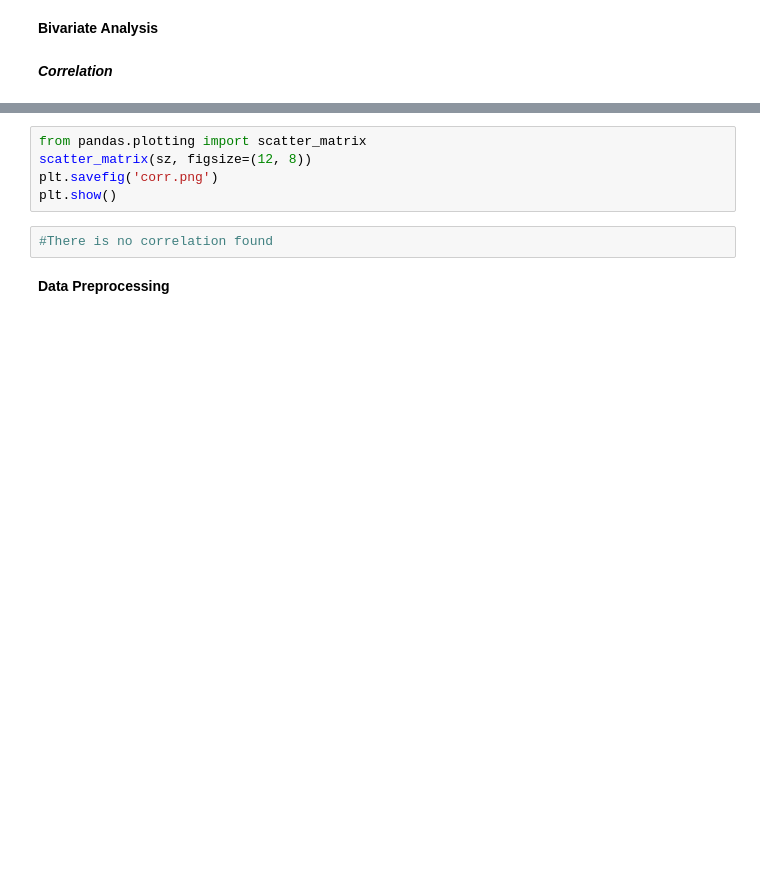
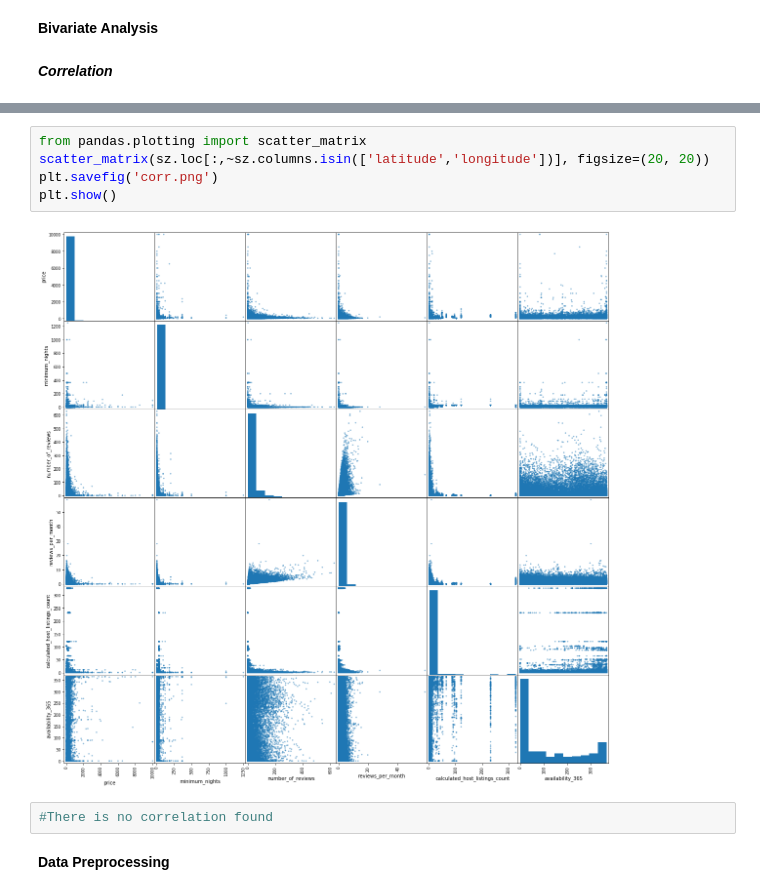
Before and after one commit to aysathish/Stayzee_rental_prediction, a Jupyter notebook: stayzee.ipynb, the cells around one changed output, grey strips where cells are left out. Saved outputs shown, nothing was run; the diff lists cells and outputs as text; blank space fills up the shorter version.

```diff
--- a/stayzee.ipynb
+++ b/stayzee.ipynb
@@ -214,8 +325,10 @@ corr_matrix["price"].sort_values(ascending=False)
 # %%
 from pandas.plotting import scatter_matrix
-scatter_matrix(sz, figsize=(12, 8))
+scatter_matrix(sz.loc[:,~sz.columns.isin(['latitude','longitude'])], figsize=(20, 20))
 plt.savefig('corr.png')
 plt.show()
+# %% [output]
+[figure, added]
 # %%
 #There is no correlation found
 # %% [markdown]
```
Also changed, not shown: parts of 12 cells of this notebook.
